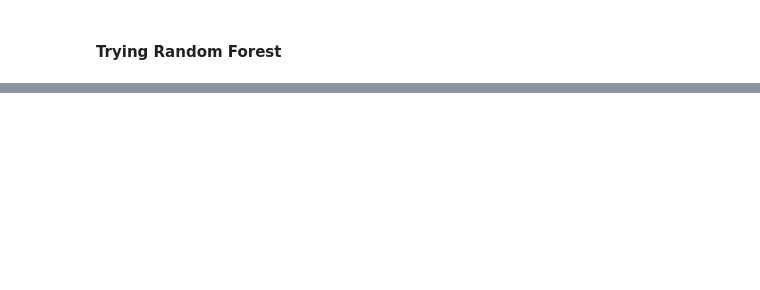
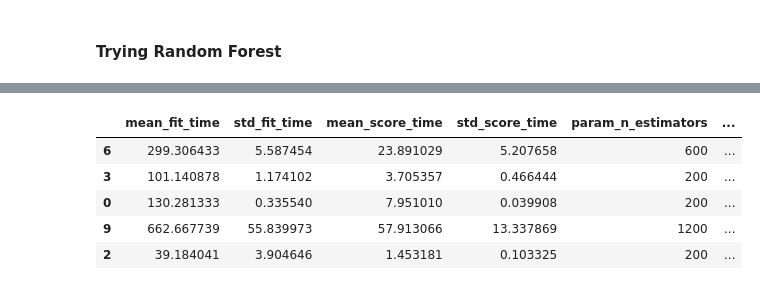
Before and after one commit to samcirceo/New-York-Taxi-Analysis, a Jupyter notebook: PresentableNotebook.ipynb, the cells around one changed output, grey strips where cells are left out. Saved outputs shown, nothing was run; the diff lists cells and outputs as text; code cells hidden in the pictures; blank space fills up the shorter version.

```diff
--- a/PresentableNotebook.ipynb
+++ b/PresentableNotebook.ipynb
@@ -416,0 +510,20 @@ RFmodel.fit(X_train, y_train)
+# %%
+#look at documentation for parameters
+
+random_grid = {'n_estimators':[int(x) for x in np.linspace(start= 200, stop=2000, num=10)],   #number of trees in RF
+               'max_features':['auto','sqrt'],                                                # num of features to consider at every split
+               'max_depth':[10,20,50,100,150,200,300, 500],                                   # max number of levels
+               'min_samples_split':[2, 5, 10, 20, 40],                                       # min num of samples to split a node
+               'min_samples_leaf':[1, 2, 4, 10, 20],                                         # min num of samples at each leaf node
+               'bootstrap':[True, False]                                                      # method to select samples for training trees
+              }
+# %%
+from sklearn.model_selection import RandomizedSearchCV
+
+rf= RandomForestRegressor()
+rf_random = RandomizedSearchCV(estimator = rf, param_distributions = random_grid,
+                               n_iter = 10, cv=3, verbose= 2, random_state=42, n_jobs=-1)
+
+rf_random.fit(X_train, y_train)
+
+performances = pd.DataFrame.from_dict(rf_random.cv_results_)
@@ -416,0 +561,9 @@ RFmodel.fit(X_train, y_train)
+# %%
+performances.sort_values('rank_test_score').head(5)
+# %% [output]
+|  | mean_fit_time | std_fit_time | mean_score_time | std_score_time | param_n_estimators | ... |
+| 6 | 299.306433 | 5.587454 | 23.891029 | 5.207658 | 600 | ... |
+| 3 | 101.140878 | 1.174102 | 3.705357 | 0.466444 | 200 | ... |
+| 0 | 130.281333 | 0.335540 | 7.951010 | 0.039908 | 200 | ... |
+| 9 | 662.667739 | 55.839973 | 57.913066 | 13.337869 | 1200 | ... |
+| 2 | 39.184041 | 3.904646 | 1.453181 | 0.103325 | 200 | ... |
```
Also changed, not shown: parts of 44 cells of this notebook, 1 other file.
